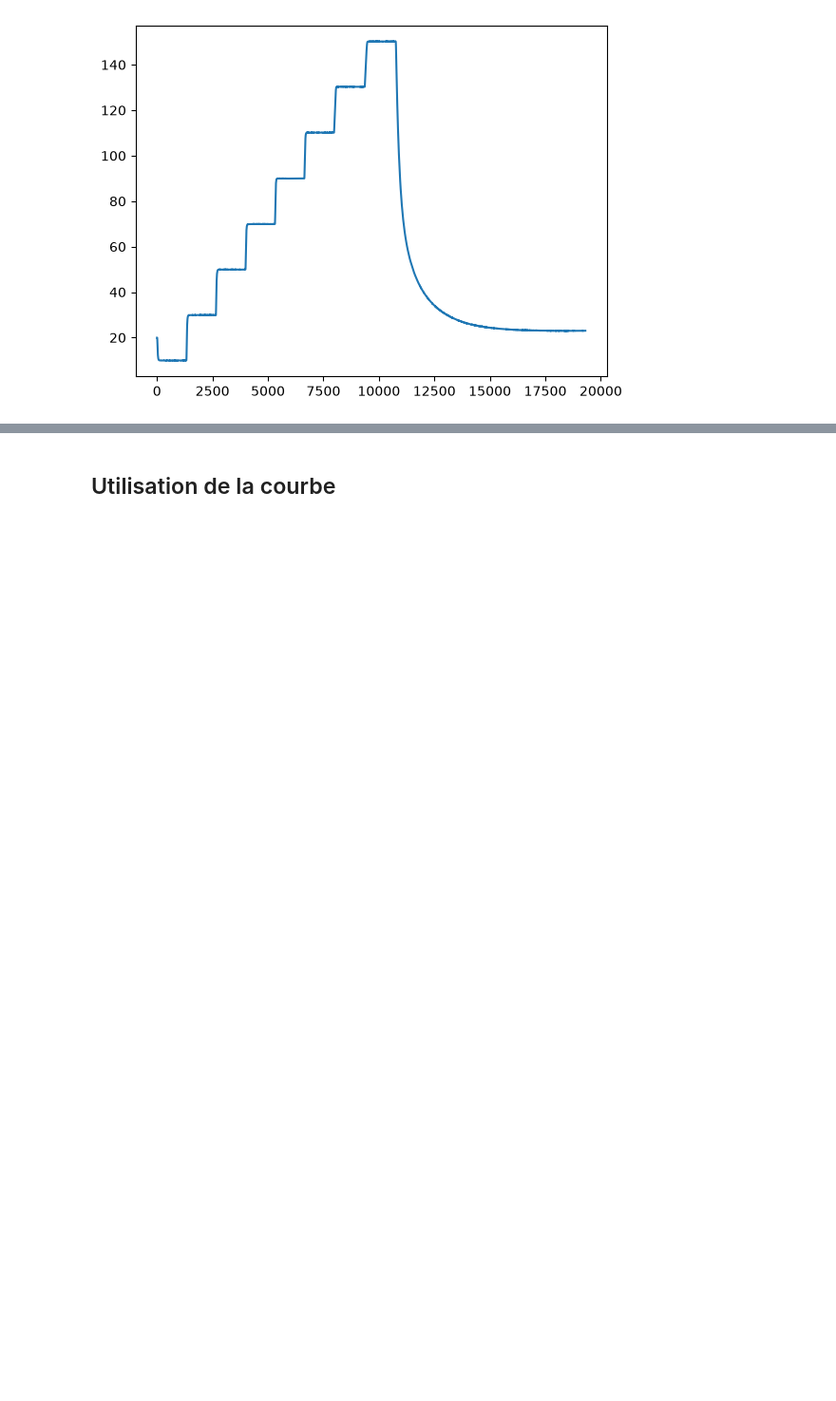
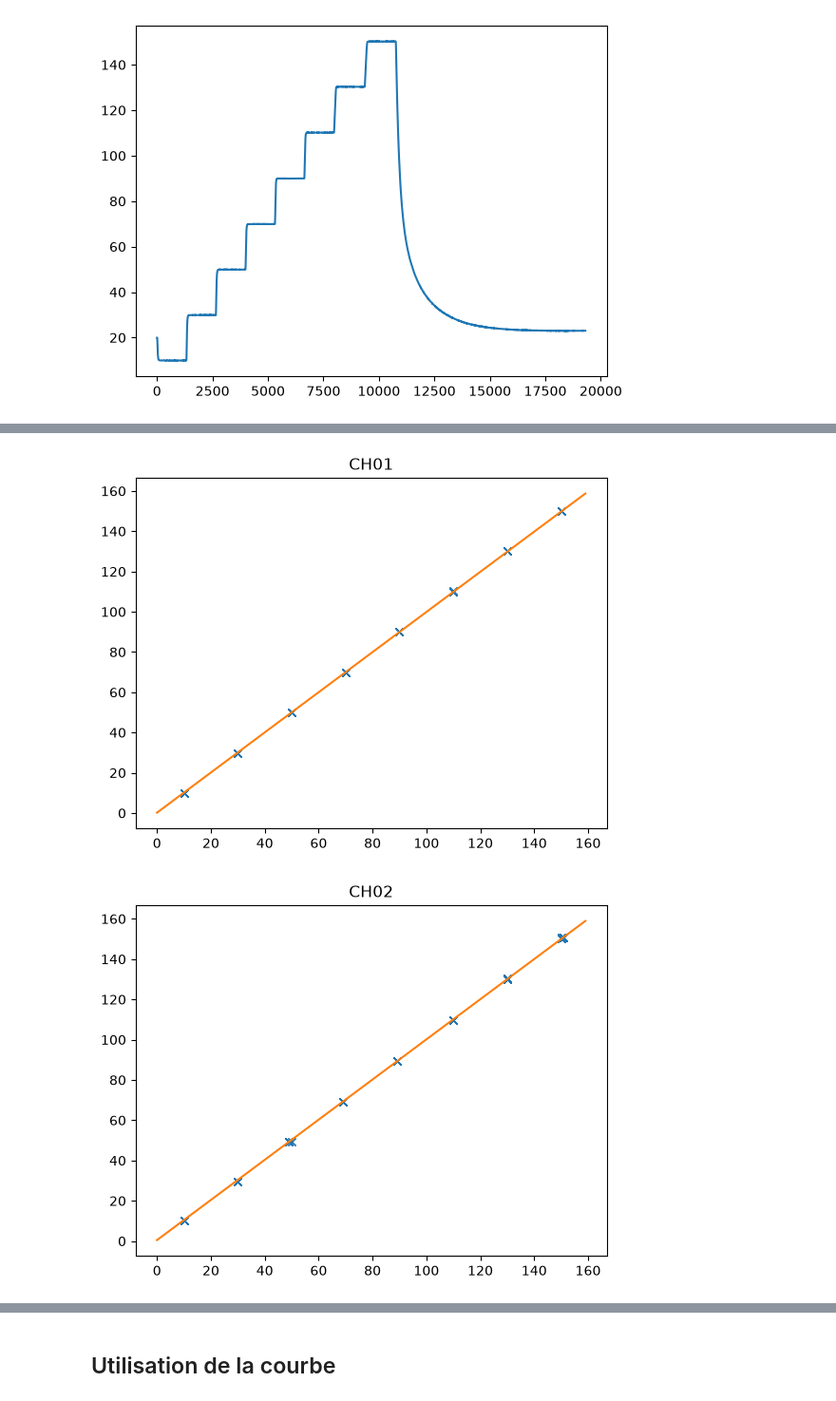
Before and after one commit to Dimaxion/LinearCalibrationMethod, a Jupyter notebook: Etalonnage_test.ipynb, the cells around one changed output, grey strips where cells are left out. Shown at 95% size. Drawn from its saved outputs; the diff is of its cells as text; code cells hidden in the pictures; blank space fills up the shorter version.

```diff
--- a/Etalonnage_test.ipynb
+++ b/Etalonnage_test.ipynb
@@ -12,7 +12,7 @@ import json
 # %% [markdown]
 # Importation des données
 # %%
-def h5_to_df(data) : # Chargement des données h5 dans un DataFrames
+def h5_to_df(data : h5py.h5) : # Chargement des données h5 dans un DataFrames
     dict_data = {}
     for (mesure,voie,start,stop) in data :
         if mesure == "Température" :
@@ -203,6 +209,9 @@ def sensor_etalonnage(df_data,plateau) :
     Q = np.sum(df_data["g"]*(df_data["Mean"]-a-b*df_data.index)**2)
     K = Q/(np.sum(df_data["N"])-2)
     var_b = K/np.sum(df_data["g"]*(df_data.index-x_bar)**2)
+    var_y_bar = K/np.sum(df_data["N"]*df_data["g"])
+    var_a = var_y_bar+x_bar**2*var_b
+    cov_var_ab = -x_bar*var_b**2
     var_sy_mean = K/np.sum(df_data["g"])
 
     ## Checking linear regression
@@ -210,11 +219,11 @@ def sensor_etalonnage(df_data,plateau) :
     chi2 = Q/K
     chi2_pearson = sc.stats.chi2.isf(0.01,np.sum(df_data["N"])-2) # -2 car 2 paramètres (a,b) dans la corrélation linéaire
 
+    # F,p = Brown_Forsythe_Test(df_data["Data"])
+
     if chi2 < chi2_pearson :
         print("Linearity is validate by chi2 test")
     else :
         print("Becareful, linearity is not validate by chi2 test. You must check error on reference value x or suppose correlation is not linear.")
 
-    #spy02 = var_sy_mean+var_b*(-x_bar)**2
-
-    return a,b, var_b,var_sy_mean,df_data
+    return a,b,var_a,var_b,var_sy_mean, x_bar,K,df_data
@@ -220,0 +256,55 @@ def sensor_etalonnage(df_data,plateau) :
+# %%
+
+def calc_spy2_mc(data, prec, plateau, std_x : float) :
+
+    dict_std = {}
+
+    ## Calcul des poids g
+    for i in data.index :
+        data.at[i,"Std"] = np.std(data.at[i,"Data"])
+        data.at[i,"Mean"] = np.mean(data.at[i,"Data"])
+
+    std_std = np.std(data["Std"])
+
+    if std_std < prec :
+        data["g"] = [1]*len(data.index)
+    else :
+        b0, a0 = np.polyfit(plateau, data["Mean"],1)
+        for i in data.index :
+            data.at[i,"g"] = 1/((data.at[i,"Std"]**2/data.at[i,"N"])+(b0**2*std_x**2))
+
+    ## Moindre caré
+
+    a,b,var_a,var_b,var_sy_mean, x_bar,K,df_data = sensor_etalonnage(data,plateau)
+
+    return a,b,var_a,var_b,var_sy_mean,x_bar,K,df_data
+
+
+dict_data = {}
+for i in df_data.keys() :
+    if "CH" in i :
+        dict_data[i] = {}
+        data_use = delete_usless_data(df_data[i])
+        df_tray = tray_separation(data_use,plateau)
+        df_data_cut = find_index_std(df_tray,100,0.001)
+        dict_data[i]["a"], dict_data[i]["b"],dict_data[i]["var_a"], dict_data[i]["var_b"], dict_data[i]["var_sy_mean"], dict_data[i]["x_bar"], dict_data[i]["K"], dict_data[i]["Data"] = calc_spy2_mc(df_data_cut, 0.01, plateau, 0.01)
+        print(f''' {i} : a = {dict_data[i]["a"]} et b = {dict_data[i]["b"]}''')
+        df_data_plot = pd.DataFrame()
+        for j in range(len(dict_data[i]["Data"]["Data"].values)) :
+            if j == 0 :
+                data = dict_data[i]["Data"]["Data"].values[j].values
+            else :
+                data = np.concatenate((data,dict_data[i]["Data"]["Data"].values[j].values),axis=None)
+        df_data_plot["yia"] = data
+        df_data_plot["xi"] = np.round(data)
+        df_data_plot["x0"] = (data-dict_data[i]["a"])/dict_data[i]["b"]
+        plt.figure()
+        plt.plot(df_data_plot["xi"],df_data_plot["yia"],"x")
+        plt.plot(np.arange(0,160,1),[(j - dict_data[i]["a"])/dict_data[i]["b"] for j in np.arange(0,160,1)])
+        plt.title(i)
+        ap = -dict_data[i]["a"]/dict_data[i]["b"]
+        bp = 1/dict_data[i]["b"]
+        dict_data[i]["Q"] = np.sum(dict_data[i]["Data"]["g"]*(dict_data[i]["Data"]["Mean"]-bp*dict_data[i]["Data"]["Mean"]+ap)**2)
+    else :
+        continue
+# %% [output]
@@ -220,0 +329,2 @@ def sensor_etalonnage(df_data,plateau) :
+[figure, added]
+[figure, added]
```
Also changed, not shown: parts of 15 cells of this notebook, 6 other files.
